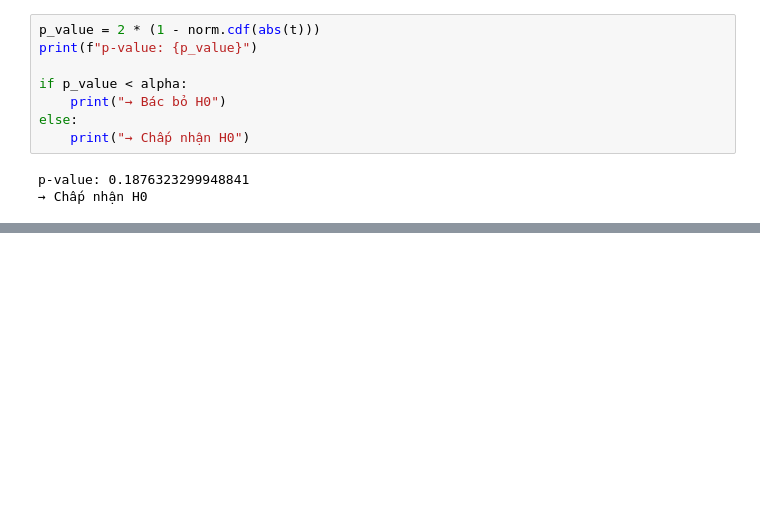
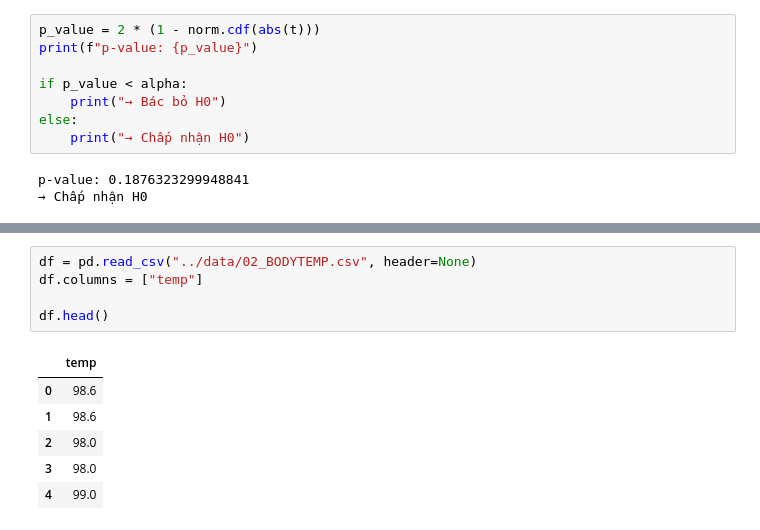
Before and after one commit to HuynhDucPhu2502/Data-Analysis-Learning-Projects, a Jupyter notebook: Computational Statistics and Applications/Exercise/TH2/Testing.ipynb, the cells around one changed output, grey strips where cells are left out. Cells and saved outputs as stored; diff of their text form; blank space fills up the shorter version.

```diff
--- a/Computational Statistics and Applications/Exercise/TH2/Testing.ipynb
+++ b/Computational Statistics and Applications/Exercise/TH2/Testing.ipynb
@@ -233,0 +1137,12 @@ Vì $p_{value} = 0.093 < \alpha=0.05$ nên ta kết luận: Không đủ bằng
+# %%
+df = pd.read_csv("../data/02_BODYTEMP.csv", header=None)
+df.columns = ["temp"]
+
+df.head()
+# %% [output]
+|  | temp |
+| 0 | 98.6 |
+| 1 | 98.6 |
+| 2 | 98.0 |
+| 3 | 98.0 |
+| 4 | 99.0 |
```
Also changed, not shown: parts of 118 cells of this notebook, 11 other files.
